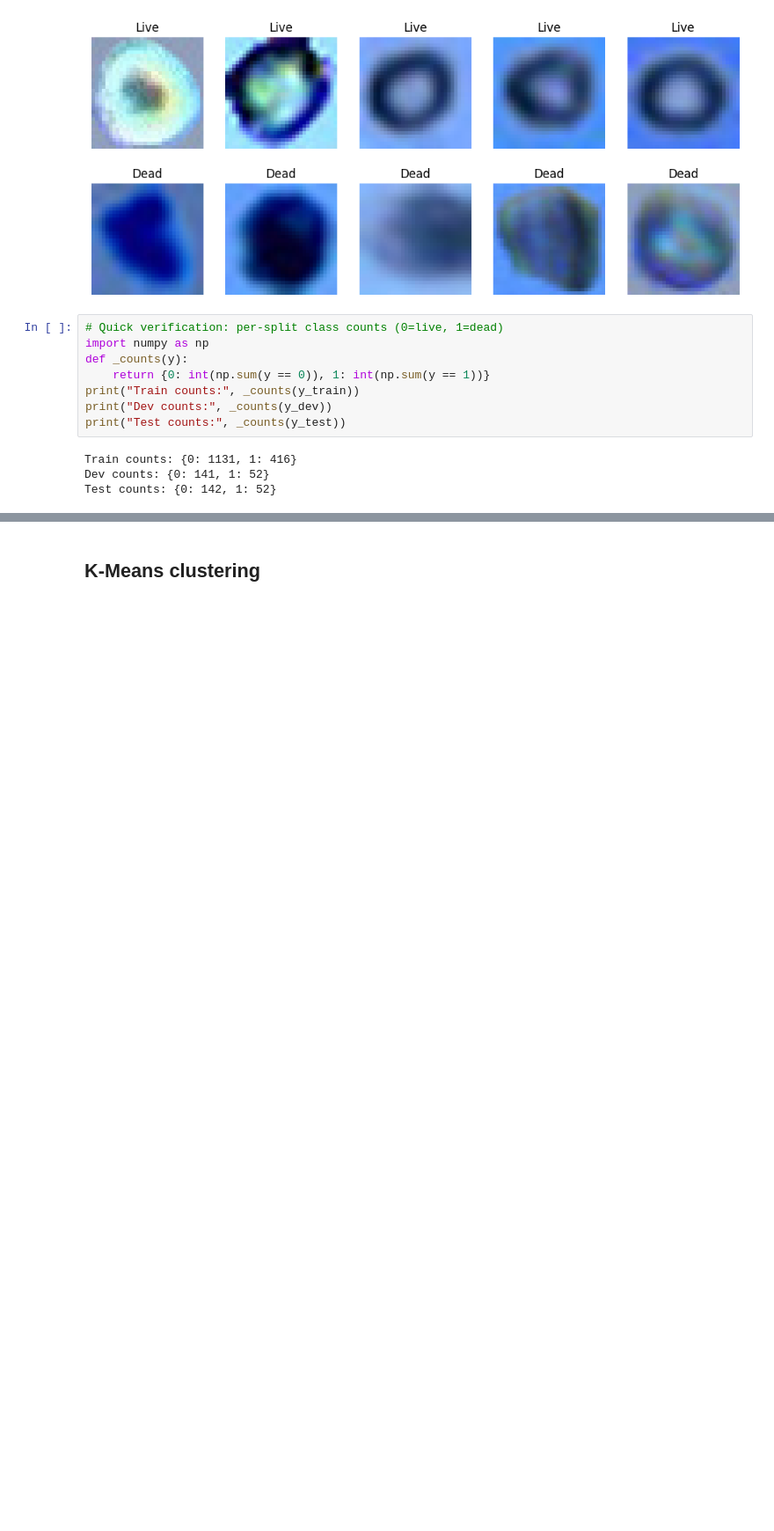
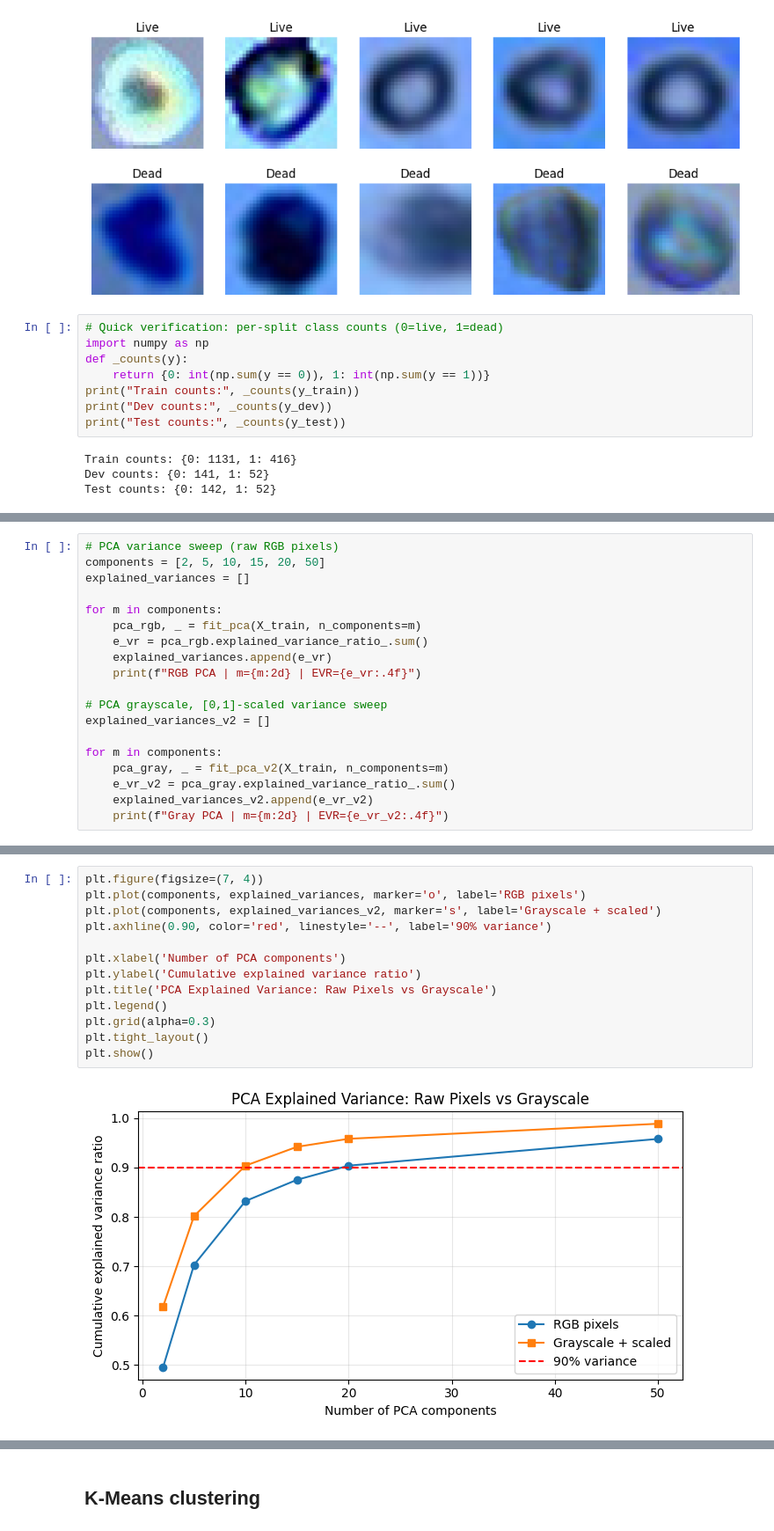
Before and after one commit to Twaal/applied-data-analysis-and-ml, a Jupyter notebook: Project3/code/project3.ipynb, the cells around one changed output, grey strips where cells are left out. Shown at 88% size. Cells and saved outputs as stored; diff of their text form; blank space fills up the shorter version.

Commit message:
add variance plots, polish p3_module, move tests to project3

```diff
--- a/Project3/code/project3.ipynb
+++ b/Project3/code/project3.ipynb
@@ -73,0 +79,19 @@ Test counts: {0: 142, 1: 52}
+# %%
+# PCA variance sweep (raw RGB pixels)
+components = [2, 5, 10, 15, 20, 50]
+explained_variances = []
+
+for m in components:
+    pca_rgb, _ = fit_pca(X_train, n_components=m)
+    e_vr = pca_rgb.explained_variance_ratio_.sum()
+    explained_variances.append(e_vr)
+    print(f"RGB PCA | m={m:2d} | EVR={e_vr:.4f}")
+
+# PCA grayscale, [0,1]-scaled variance sweep
+explained_variances_v2 = []
+
+for m in components:
+    pca_gray, _ = fit_pca_v2(X_train, n_components=m)
+    e_vr_v2 = pca_gray.explained_variance_ratio_.sum()
+    explained_variances_v2.append(e_vr_v2)
+    print(f"Gray PCA | m={m:2d} | EVR={e_vr_v2:.4f}")
@@ -73,0 +111,15 @@ Test counts: {0: 142, 1: 52}
+# %%
+plt.figure(figsize=(7, 4))
+plt.plot(components, explained_variances, marker='o', label='RGB pixels')
+plt.plot(components, explained_variances_v2, marker='s', label='Grayscale + scaled')
+plt.axhline(0.90, color='red', linestyle='--', label='90% variance')
+
+plt.xlabel('Number of PCA components')
+plt.ylabel('Cumulative explained variance ratio')
+plt.title('PCA Explained Variance: Raw Pixels vs Grayscale')
+plt.legend()
+plt.grid(alpha=0.3)
+plt.tight_layout()
+plt.show()
+# %% [output]
+[figure, added]
```
Also changed, not shown: parts of 28 cells of this notebook, 2 other files.
